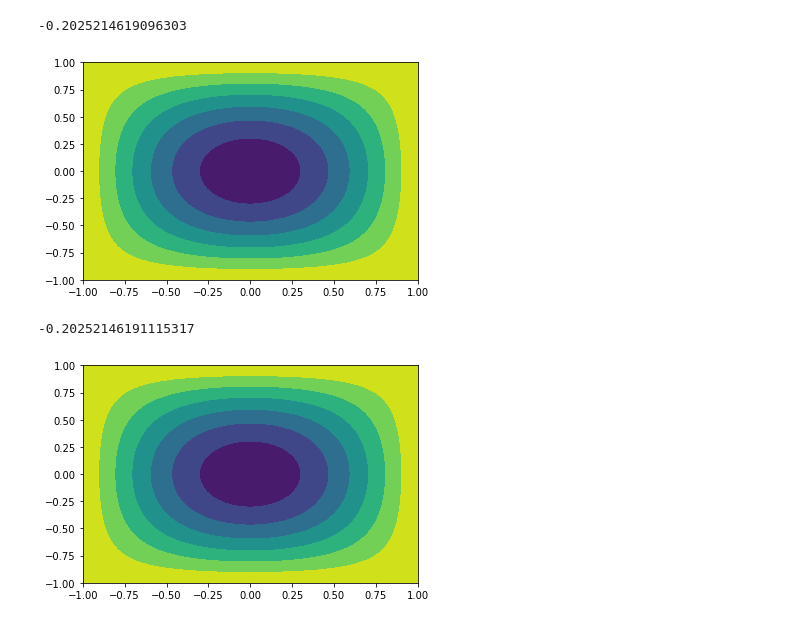
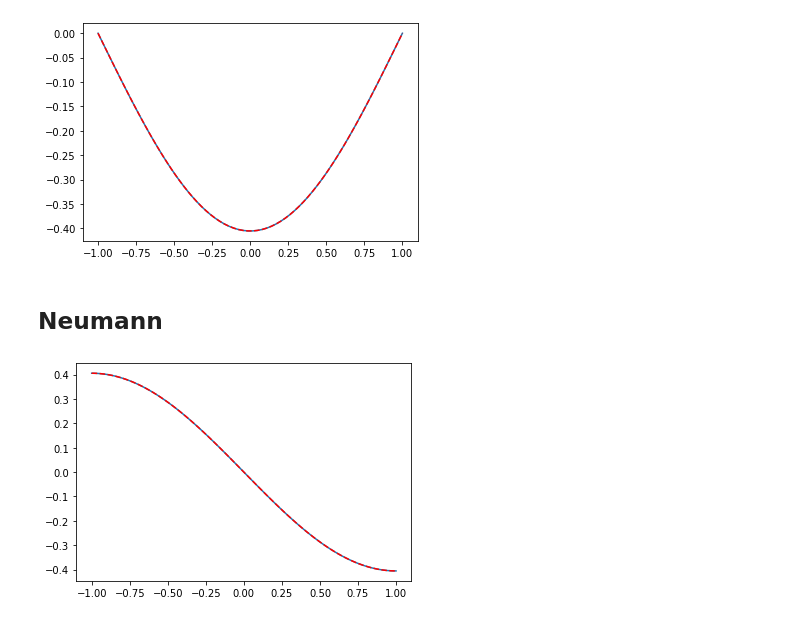
Before and after one commit to preiter93/pypde, a Jupyter notebook: Poisson.ipynb, the cells around one changed output. Saved outputs shown, nothing was run; the diff lists cells and outputs as text; code cells hidden in the pictures.

Commit message:
poisson neumann 2d

```diff
--- a/Poisson.ipynb
+++ b/Poisson.ipynb
@@ -208,17 +36,11 @@ Initialization finished.
-# %%
-#%%timeit
-
-
-u = P.solve_numpy()
-# %%
-plt.contourf(xx,yy,u)
-print(np.amin(u))
-plt.show()
-plt.contourf(xx,yy,usol(xx,yy))
-print(np.amin(usol(xx,yy)))
-plt.show()
-# %% [output]
--0.2025214619096303
-[figure, removed]
--0.20252146191115317
-[figure, removed]
+# %%
+u.vhat = A0.solve(b.rhs)
+u.backward()
+
+plt.plot(x,u.v)
+plt.plot(x,_u(x),"r--")
+plt.show()
+# %% [output]
+[figure, added]
+# %% [markdown]
+## Neumann
@@ -224,0 +82,10 @@ plt.show()
+# %%
+
+u.vhat[skip] = A0.solve(b.rhs)
+u.backward()
+
+plt.plot(x,u.v)
+plt.plot(x,_u(x),"r--")
+plt.show()
+# %% [output]
+[figure, added]
```
Also changed, not shown: parts of 13 cells of this notebook, 2 other files.
